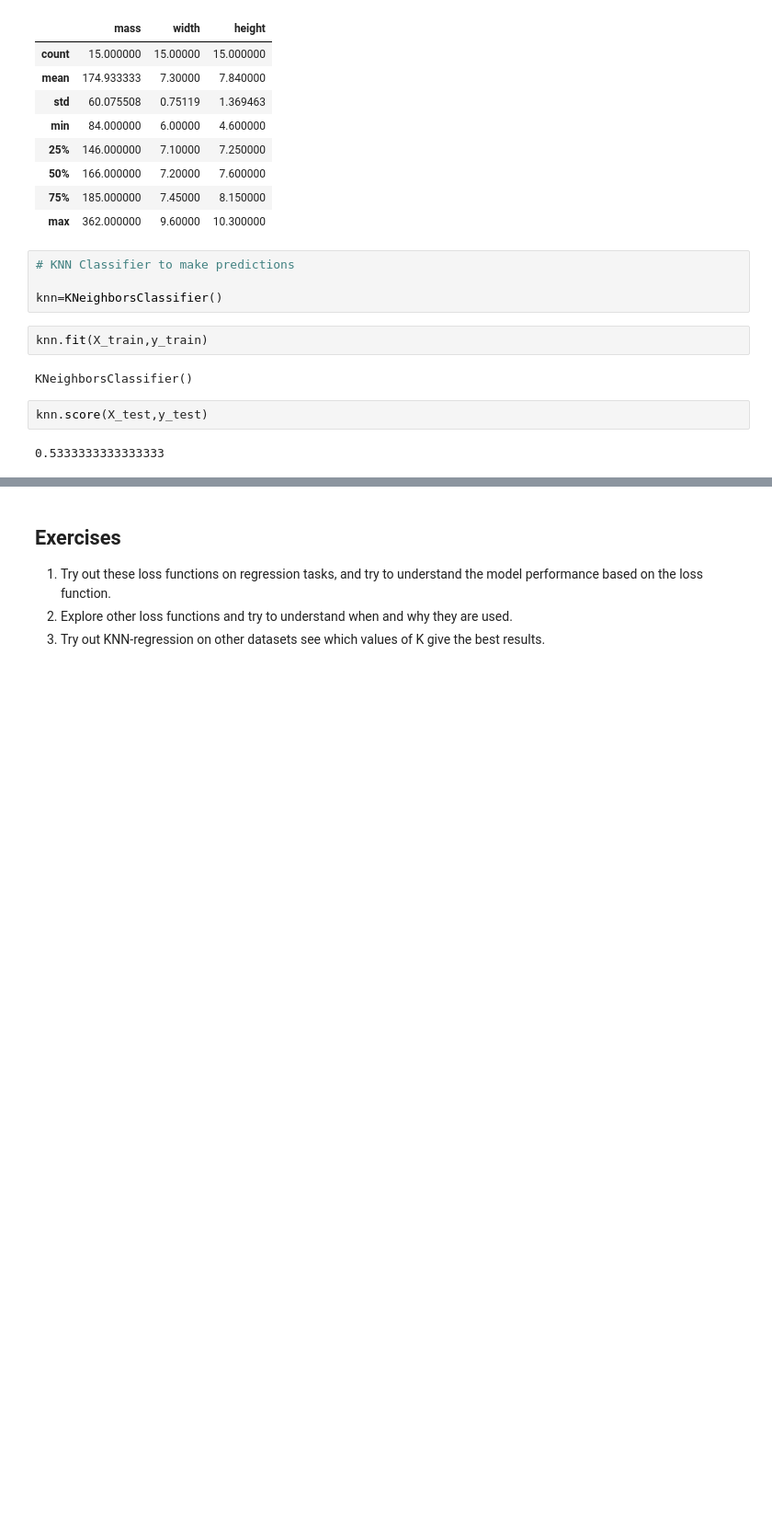
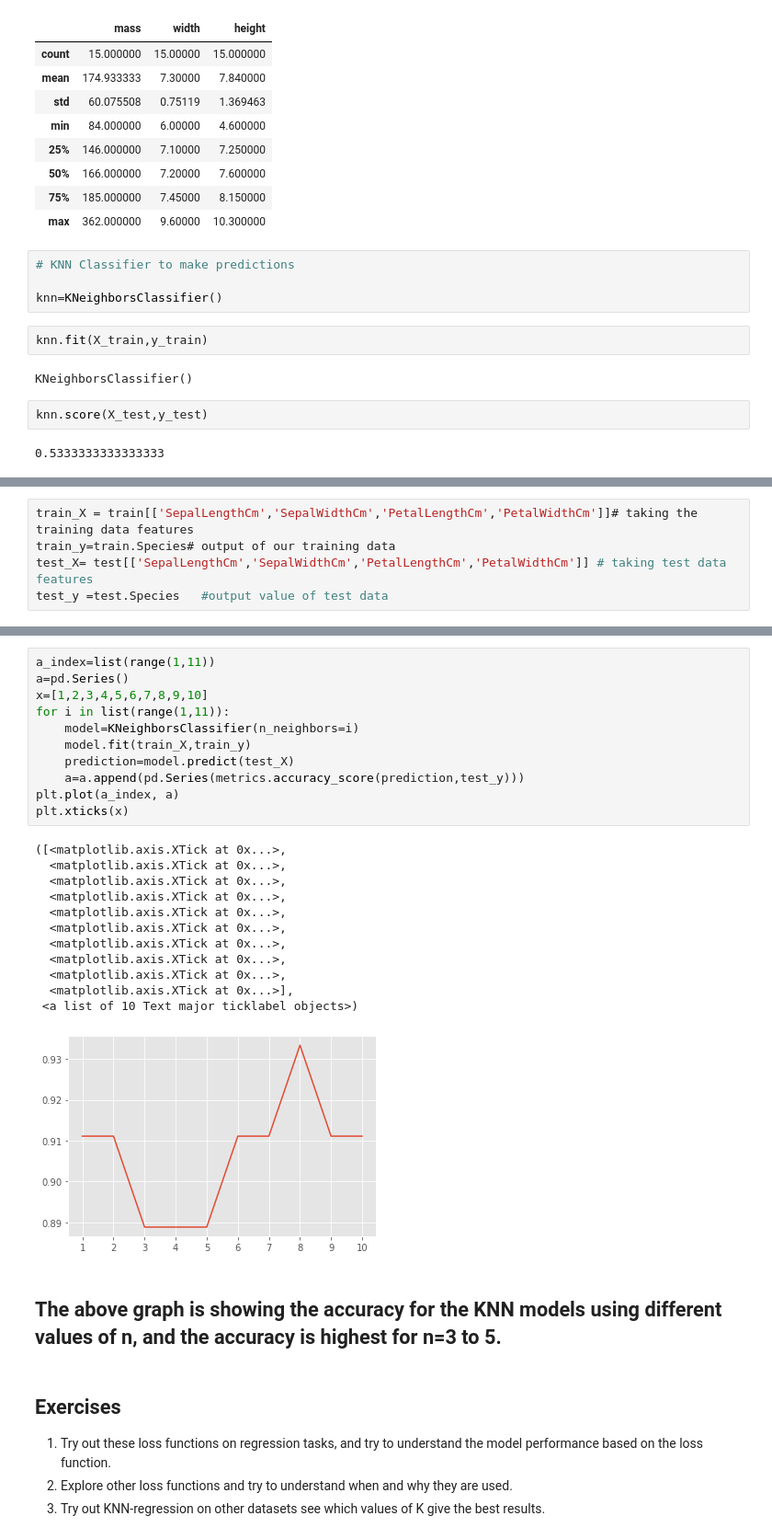
Before and after one commit to macrodatascience/fmml2021, a Jupyter notebook: Module_6_Regression_Lab2.ipynb, the cells around one changed output, grey strips where cells are left out. Shown at 92% size. Cells and saved outputs as stored; diff of their text form; blank space fills up the shorter version.

```diff
--- a/Module_6_Regression_Lab2.ipynb
+++ b/Module_6_Regression_Lab2.ipynb
@@ -428,0 +483,5 @@ knn.score(X_test,y_test)
+# %%
+train_X = train[['SepalLengthCm','SepalWidthCm','PetalLengthCm','PetalWidthCm']]# taking the training data features
+train_y=train.Species# output of our training data
+test_X= test[['SepalLengthCm','SepalWidthCm','PetalLengthCm','PetalWidthCm']] # taking test data features
+test_y =test.Species   #output value of test data
@@ -429,3 +495,29 @@ knn.score(X_test,y_test)
+# %%
+a_index=list(range(1,11))
+a=pd.Series()
+x=[1,2,3,4,5,6,7,8,9,10]
+for i in list(range(1,11)):
+    model=KNeighborsClassifier(n_neighbors=i)
+    model.fit(train_X,train_y)
+    prediction=model.predict(test_X)
+    a=a.append(pd.Series(metrics.accuracy_score(prediction,test_y)))
+plt.plot(a_index, a)
+plt.xticks(x)
+# %% [output]
+([<matplotlib.axis.XTick at 0x...>,
+  <matplotlib.axis.XTick at 0x...>,
+  <matplotlib.axis.XTick at 0x...>,
+  <matplotlib.axis.XTick at 0x...>,
+  <matplotlib.axis.XTick at 0x...>,
+  <matplotlib.axis.XTick at 0x...>,
+  <matplotlib.axis.XTick at 0x...>,
+  <matplotlib.axis.XTick at 0x...>,
+  <matplotlib.axis.XTick at 0x...>,
+  <matplotlib.axis.XTick at 0x...>],
+ <a list of 10 Text major ticklabel objects>)
+[figure, added]
+# %% [markdown]
+## The above graph is showing the accuracy for the KNN models using different values of n, and the accuracy is highest for n=3 to 5.
 # %% [markdown]
 ## Exercises
 
```
Also changed, not shown: parts of 9 cells of this notebook.
